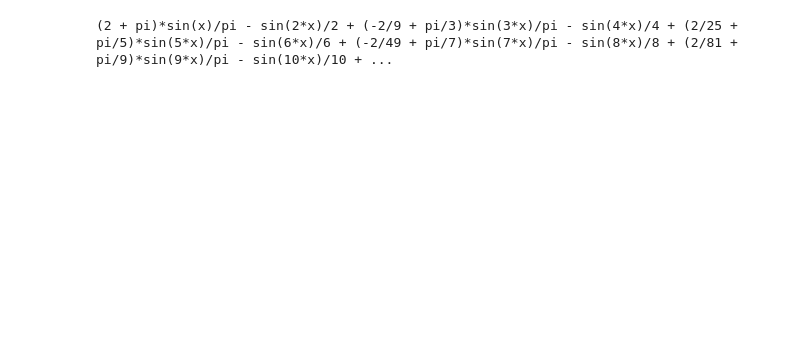
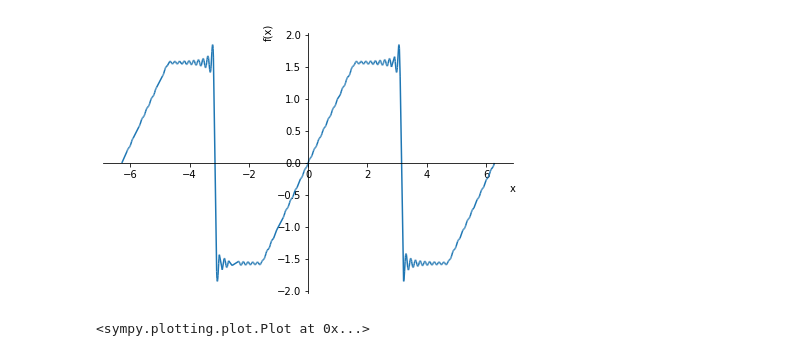
Before and after one commit to ChocolatePadmanaban/Solutions-For-Kreszig-Advanced-Engineering-Mathematics, a Jupyter notebook: Chapter 11 Fourier Analysis/Problem Set 11.1.ipynb, the cells around one changed output. Cells and saved outputs as stored; diff of their text form; code cells hidden in the pictures; blank space fills up the shorter version.

```diff
--- a/Chapter 11 Fourier Analysis/Problem Set 11.1.ipynb
+++ b/Chapter 11 Fourier Analysis/Problem Set 11.1.ipynb
@@ -408,35 +410,36 @@ import matplotlib.pyplot as plt
 init_printing(use_unicode= True)
 
 x = symbols('x')
 
 def expr1(k):
     x = symbols('x')
     a0 = (integrate(-pi/2,(x,-pi,-pi/2))
           +integrate(x,(x,-pi/2,pi/2))
          + integrate(pi/2,(x,pi/2,pi)))/(2*pi)
     expr = a0
     stra = 'a1:'+ str(k)
     strb = 'b1:'+ str(k)
     syma = symbols(stra)
     symb = symbols(strb)
     j = 1
     for i in syma:
         i = (integrate(-pi*cos(j*x)/2,(x,-pi,-pi/2))
           +integrate(x*cos(j*x),(x,-pi/2,pi/2))
          + integrate(pi*cos(j*x)/2,(x,pi/2,pi)))/pi
         expr += i*cos(j*x)
         j+=1
     j = 1
     for i in symb:
         i = (integrate(-pi*sin(j*x)/2,(x,-pi,-pi/2))
           +integrate(x*sin(j*x),(x,-pi/2,pi/2))
          + integrate(pi*sin(j*x)/2,(x,pi/2,pi)))/pi
         expr += i*sin(j*x)
         j+=1
     return expr
-plot(expr1(40),(x,-2*pi,2*pi))))
+plot(expr1(40),(x,-2*pi,2*pi))
 # %% [output]
+[figure, added]
-(2 + pi)*sin(x)/pi - sin(2*x)/2 + (-2/9 + pi/3)*sin(3*x)/pi - sin(4*x)/4 + (2/25 + pi/5)*sin(5*x)/pi - sin(6*x)/6 + (-2/49 + pi/7)*sin(7*x)/pi - sin(8*x)/8 + (2/81 + pi/9)*sin(9*x)/pi - sin(10*x)/10 + ...
+<sympy.plotting.plot.Plot at 0x...>
 # %%
 #21
 from sympy import *
```
Also changed, not shown: parts of 28 cells of this notebook.
